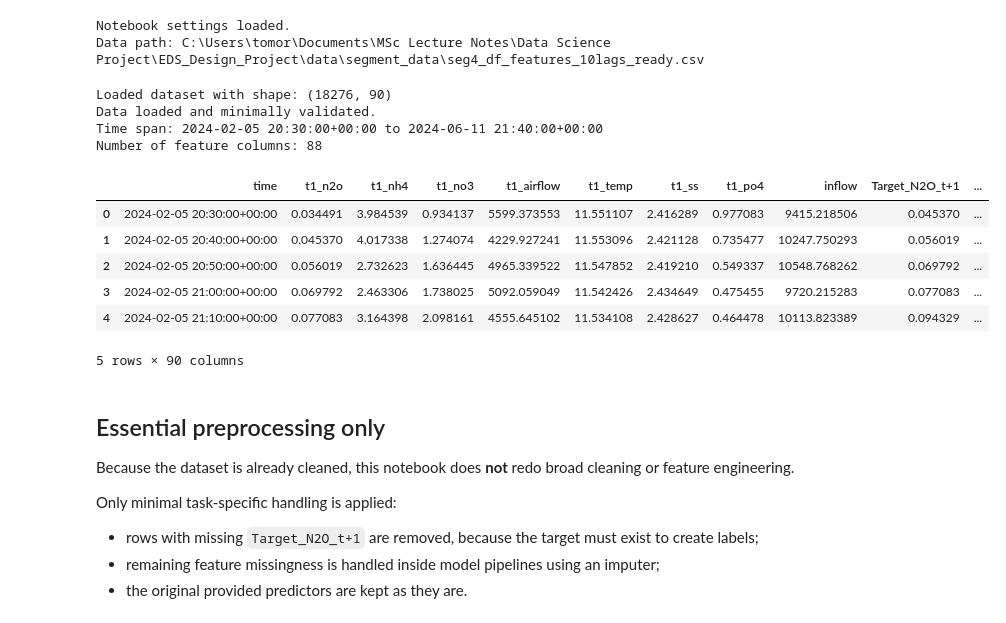
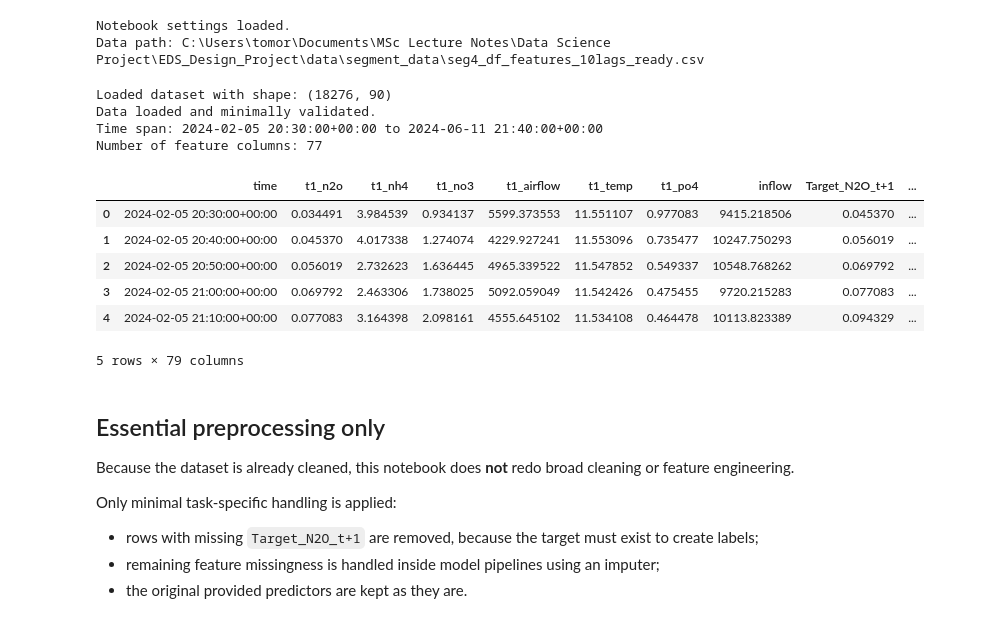
Before and after one commit to tom-mcarthur03/EDS_Design_Project, a Jupyter notebook: notebooks/classification_seg4_N2O.ipynb, the cells around one changed output. Cells and saved outputs as stored; diff of their text form; code cells hidden in the pictures.

```diff
--- a/notebooks/classification_seg4_N2O.ipynb
+++ b/notebooks/classification_seg4_N2O.ipynb
@@ -157,13 +157,12 @@ def bar_colors(labels):
 # ==========================================
 
 required_columns = [
-    "time","t1_n2o","t1_nh4","t1_no3","t1_airflow","t1_temp","t1_ss","t1_po4","inflow","Target_N2O_t+1",
+    "time","t1_n2o","t1_nh4","t1_no3","t1_airflow","t1_temp","t1_po4","inflow","Target_N2O_t+1",
     "t1_n2o_lag_1","t1_n2o_lag_2","t1_n2o_lag_3","t1_n2o_lag_4","t1_n2o_lag_5","t1_n2o_lag_6","t1_n2o_lag_7","t1_n2o_lag_8","t1_n2o_lag_9","t1_n2o_lag_10",
     "t1_nh4_lag_1","t1_nh4_lag_2","t1_nh4_lag_3","t1_nh4_lag_4","t1_nh4_lag_5","t1_nh4_lag_6","t1_nh4_lag_7","t1_nh4_lag_8","t1_nh4_lag_9","t1_nh4_lag_10",
     "t1_no3_lag_1","t1_no3_lag_2","t1_no3_lag_3","t1_no3_lag_4","t1_no3_lag_5","t1_no3_lag_6","t1_no3_lag_7","t1_no3_lag_8","t1_no3_lag_9","t1_no3_lag_10",
     "t1_airflow_lag_1","t1_airflow_lag_2","t1_airflow_lag_3","t1_airflow_lag_4","t1_airflow_lag_5","t1_airflow_lag_6","t1_airflow_lag_7","t1_airflow_lag_8","t1_airflow_lag_9","t1_airflow_lag_10",
     "t1_temp_lag_1","t1_temp_lag_2","t1_temp_lag_3","t1_temp_lag_4","t1_temp_lag_5","t1_temp_lag_6","t1_temp_lag_7","t1_temp_lag_8","t1_temp_lag_9","t1_temp_lag_10",
-    "t1_ss_lag_1","t1_ss_lag_2","t1_ss_lag_3","t1_ss_lag_4","t1_ss_lag_5","t1_ss_lag_6","t1_ss_lag_7","t1_ss_lag_8","t1_ss_lag_9","t1_ss_lag_10",
     "t1_po4_lag_1","t1_po4_lag_2","t1_po4_lag_3","t1_po4_lag_4","t1_po4_lag_5","t1_po4_lag_6","t1_po4_lag_7","t1_po4_lag_8","t1_po4_lag_9","t1_po4_lag_10",
     "inflow_lag_1","inflow_lag_2","inflow_lag_3","inflow_lag_4","inflow_lag_5","inflow_lag_6","inflow_lag_7","inflow_lag_8","inflow_lag_9","inflow_lag_10"
 ]
@@ -180,41 +179,41 @@ df = pd.read_csv(path_obj)
 
 print(f"Loaded dataset with shape: {df.shape}")
 
 missing_required = [c for c in required_columns if c not in df.columns]
 if missing_required:
     raise KeyError(f"Missing required columns: {missing_required}")
 
 # Keep only required columns in the expected order for clarity and portability
 df = df[required_columns].copy()
 
 # Parse time and sort
 df[time_col] = pd.to_datetime(df[time_col], utc=True, errors="coerce")
 if df[time_col].isna().any():
     n_bad = int(df[time_col].isna().sum())
     raise ValueError(f"{n_bad} rows have unparseable timestamps in '{time_col}'.")
 
 df = df.sort_values(time_col).reset_index(drop=True)
 
 # Ensure predictors/target are numeric where needed
 for col in feature_columns + [target_col]:
     df[col] = pd.to_numeric(df[col], errors="coerce")
 
 print("Data loaded and minimally validated.")
 print(f"Time span: {df[time_col].min()} to {df[time_col].max()}")
 print(f"Number of feature columns: {len(feature_columns)}")
 display(df.head())
 # %% [output]
 Loaded dataset with shape: (18276, 90)
 Data loaded and minimally validated.
 Time span: 2024-02-05 20:30:00+00:00 to 2024-06-11 21:40:00+00:00
-Number of feature columns: 88
+Number of feature columns: 77
-|  | time | t1_n2o | t1_nh4 | t1_no3 | t1_airflow | t1_temp | t1_ss | t1_po4 | inflow | Target_N2O_t+1 | ... |
-| 0 | 2024-02-05 20:30:00+00:00 | 0.034491 | 3.984539 | 0.934137 | 5599.373553 | 11.551107 | 2.416289 | 0.977083 | 9415.218506 | 0.045370 | ... |
-| 1 | 2024-02-05 20:40:00+00:00 | 0.045370 | 4.017338 | 1.274074 | 4229.927241 | 11.553096 | 2.421128 | 0.735477 | 10247.750293 | 0.056019 | ... |
-| 2 | 2024-02-05 20:50:00+00:00 | 0.056019 | 2.732623 | 1.636445 | 4965.339522 | 11.547852 | 2.419210 | 0.549337 | 10548.768262 | 0.069792 | ... |
-| 3 | 2024-02-05 21:00:00+00:00 | 0.069792 | 2.463306 | 1.738025 | 5092.059049 | 11.542426 | 2.434649 | 0.475455 | 9720.215283 | 0.077083 | ... |
-| 4 | 2024-02-05 21:10:00+00:00 | 0.077083 | 3.164398 | 2.098161 | 4555.645102 | 11.534108 | 2.428627 | 0.464478 | 10113.823389 | 0.094329 | ... |
+|  | time | t1_n2o | t1_nh4 | t1_no3 | t1_airflow | t1_temp | t1_po4 | inflow | Target_N2O_t+1 | ... |
+| 0 | 2024-02-05 20:30:00+00:00 | 0.034491 | 3.984539 | 0.934137 | 5599.373553 | 11.551107 | 0.977083 | 9415.218506 | 0.045370 | ... |
+| 1 | 2024-02-05 20:40:00+00:00 | 0.045370 | 4.017338 | 1.274074 | 4229.927241 | 11.553096 | 0.735477 | 10247.750293 | 0.056019 | ... |
+| 2 | 2024-02-05 20:50:00+00:00 | 0.056019 | 2.732623 | 1.636445 | 4965.339522 | 11.547852 | 0.549337 | 10548.768262 | 0.069792 | ... |
+| 3 | 2024-02-05 21:00:00+00:00 | 0.069792 | 2.463306 | 1.738025 | 5092.059049 | 11.542426 | 0.475455 | 9720.215283 | 0.077083 | ... |
+| 4 | 2024-02-05 21:10:00+00:00 | 0.077083 | 3.164398 | 2.098161 | 4555.645102 | 11.534108 | 0.464478 | 10113.823389 | 0.094329 | ... |
-5 rows × 90 columns
+5 rows × 79 columns
 # %% [markdown]
 ## Essential preprocessing only
 
```
Also changed, not shown: parts of 13 cells of this notebook.
